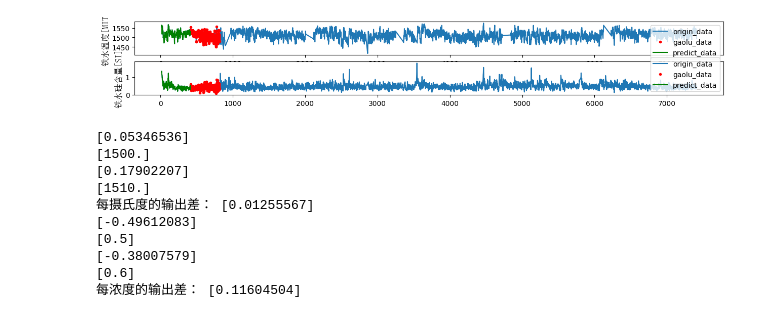
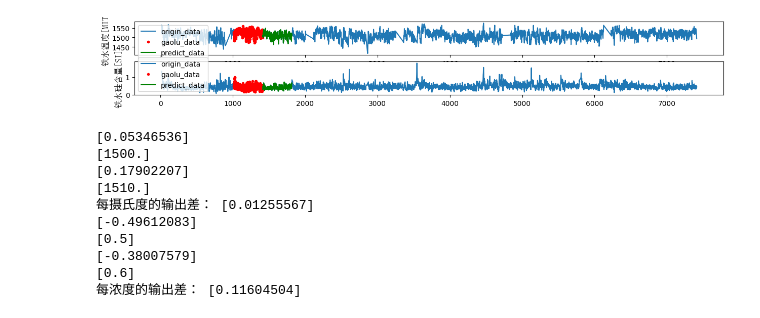
Before and after one commit to haokwok2002/gaolu, a Jupyter notebook: MPC/高炉/0数据处理/新输入输出模式/1h_mean/建模效果对比_绘图_专利2.ipynb, the cells around one changed output. Cells and saved outputs as stored; diff of their text form; code cells hidden in the pictures.

```diff
--- a/MPC/高炉/0数据处理/新输入输出模式/1h_mean/建模效果对比_绘图_专利2.ipynb
+++ b/MPC/高炉/0数据处理/新输入输出模式/1h_mean/建模效果对比_绘图_专利2.ipynb
@@ -253,32 +288,32 @@ plt.tight_layout()
 # %%
 # 画出选取的数据
 def plot_subplot(data_x,data_y,column,index_predict,index_gaolu):
     plt.plot(data_x,data_y,'-', label='origin_data')
     plt.plot(data_x[index_gaolu],data_y[index_gaolu],'r.', label='gaolu_data')
     plt.plot(data_x[index_predict],data_y[index_predict],'g-', label='predict_data')
     plt.legend()
     # plt.xlabel(time_term, fontproperties=font)  # 使用中文标签
     plt.ylabel(column, fontproperties=font)  # 使用中文标签
 
 
 
 length1 = 400
-start1 = 0
+start1 = 1000
 length2 = 400
-start2 = 400
+start2 = 1400
 
 
 index_gaolu   = range(start1, start1+length1+1, 1)
 index_predict     = range(start2, start2+length2+1, 1)
 # index = range(1, 7572, 1)
 
 
 plt.figure(figsize=(15, 6))
 for idx, column in enumerate(output_term):
     plt.subplot(len(input_term+output_term), 1, idx+1)
     plot_subplot(df_sheet_yuansu_process[time_term].values,df_sheet_yuansu_process[column].values,column,index_predict,index_gaolu)
 # %% [output]
-[figure, old version]
+[figure, new version]
 # %%
 # 数据归一化、逆归一化
 from sklearn.preprocessing import MinMaxScaler
```
Also changed, not shown: parts of 20 cells of this notebook, 1 other file.
